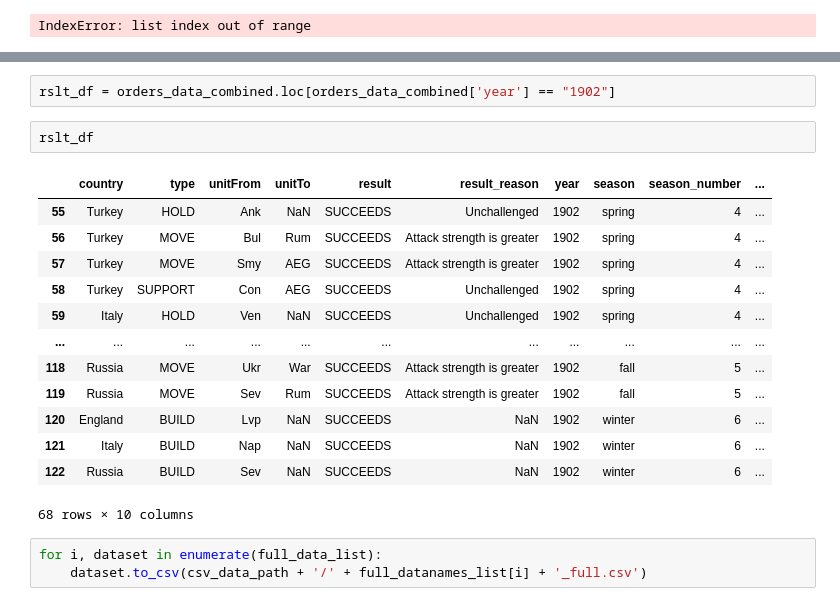
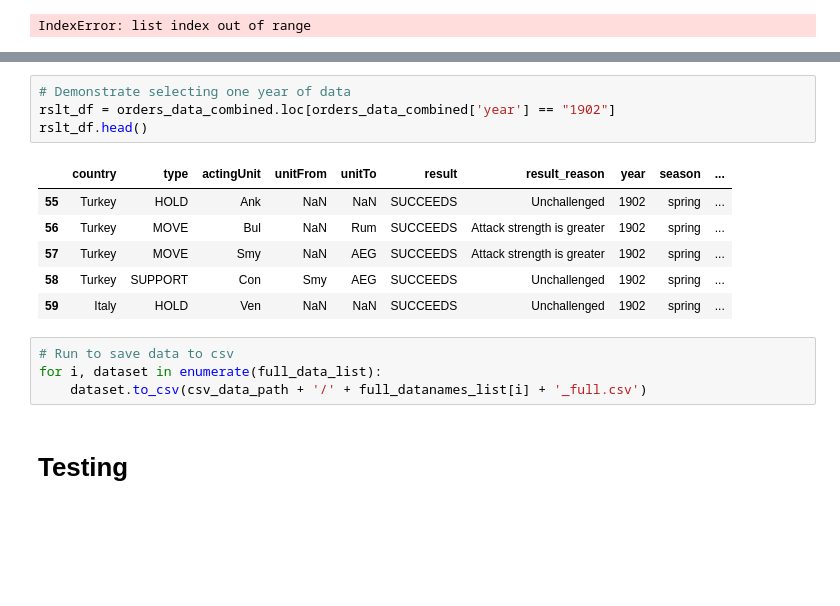
Before and after one commit to kingbd2/diplomacy-analysis, a Jupyter notebook: diplomacy_gif_maker/notebooks/dataPreparation.ipynb, the cells around one changed output, grey strips where cells are left out. Cells and saved outputs as stored; diff of their text form; blank space fills up the shorter version.

```diff
--- a/diplomacy_gif_maker/notebooks/dataPreparation.ipynb
+++ b/diplomacy_gif_maker/notebooks/dataPreparation.ipynb
@@ -294,22 +367,18 @@ Test1 = numbers should all be equal:  0 0 0 0 0 0 0
 Test2 = this number should be equal to the above set of numbers:  0
 # %%
+# Demonstrate selecting one year of data
 rslt_df = orders_data_combined.loc[orders_data_combined['year'] == "1902"]
+rslt_df.head()
+# %% [output]
+|  | country | type | actingUnit | unitFrom | unitTo | result | result_reason | year | season | ... |
+| 55 | Turkey | HOLD | Ank | NaN | NaN | SUCCEEDS | Unchallenged | 1902 | spring | ... |
+| 56 | Turkey | MOVE | Bul | NaN | Rum | SUCCEEDS | Attack strength is greater | 1902 | spring | ... |
+| 57 | Turkey | MOVE | Smy | NaN | AEG | SUCCEEDS | Attack strength is greater | 1902 | spring | ... |
+| 58 | Turkey | SUPPORT | Con | Smy | AEG | SUCCEEDS | Unchallenged | 1902 | spring | ... |
+| 59 | Italy | HOLD | Ven | NaN | NaN | SUCCEEDS | Unchallenged | 1902 | spring | ... |
-# %%
-rslt_df
-# %% [output]
-|  | country | type | unitFrom | unitTo | result | result_reason | year | season | season_number | ... |
-| 55 | Turkey | HOLD | Ank | NaN | SUCCEEDS | Unchallenged | 1902 | spring | 4 | ... |
-| 56 | Turkey | MOVE | Bul | Rum | SUCCEEDS | Attack strength is greater | 1902 | spring | 4 | ... |
-| 57 | Turkey | MOVE | Smy | AEG | SUCCEEDS | Attack strength is greater | 1902 | spring | 4 | ... |
-| 58 | Turkey | SUPPORT | Con | AEG | SUCCEEDS | Unchallenged | 1902 | spring | 4 | ... |
-| 59 | Italy | HOLD | Ven | NaN | SUCCEEDS | Unchallenged | 1902 | spring | 4 | ... |
-| ... | ... | ... | ... | ... | ... | ... | ... | ... | ... | ... |
-| 118 | Russia | MOVE | Ukr | War | SUCCEEDS | Attack strength is greater | 1902 | fall | 5 | ... |
-| 119 | Russia | MOVE | Sev | Rum | SUCCEEDS | Attack strength is greater | 1902 | fall | 5 | ... |
-| 120 | England | BUILD | Lvp | NaN | SUCCEEDS | NaN | 1902 | winter | 6 | ... |
-| 121 | Italy | BUILD | Nap | NaN | SUCCEEDS | NaN | 1902 | winter | 6 | ... |
-| 122 | Russia | BUILD | Sev | NaN | SUCCEEDS | NaN | 1902 | winter | 6 | ... |
-68 rows × 10 columns
 # %%
+# Run to save data to csv
 for i, dataset in enumerate(full_data_list):
     dataset.to_csv(csv_data_path + '/' + full_datanames_list[i] + '_full.csv')
+# %% [markdown]
+# Testing
```
Also changed, not shown: parts of 5 cells of this notebook, 3 other files.
